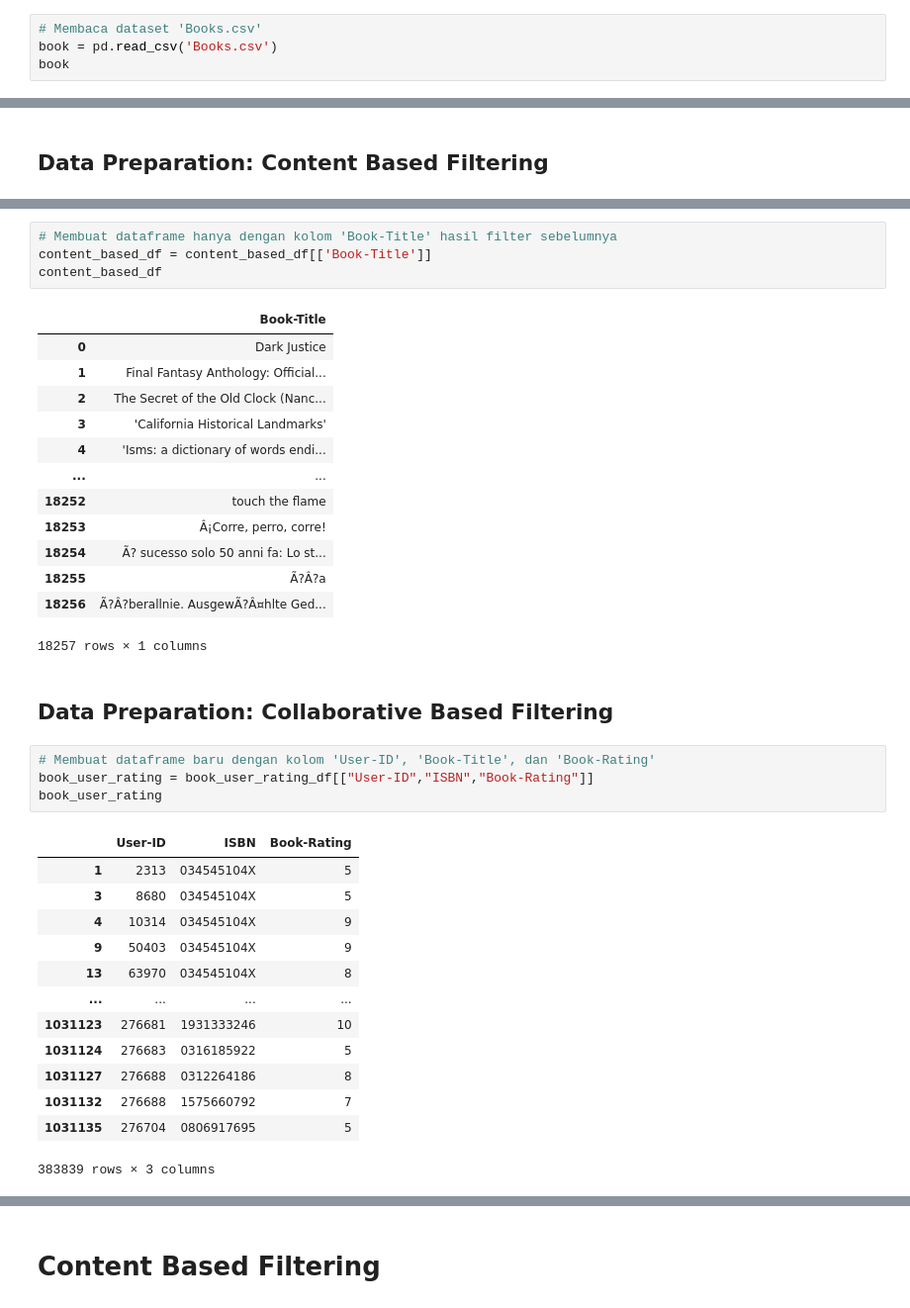
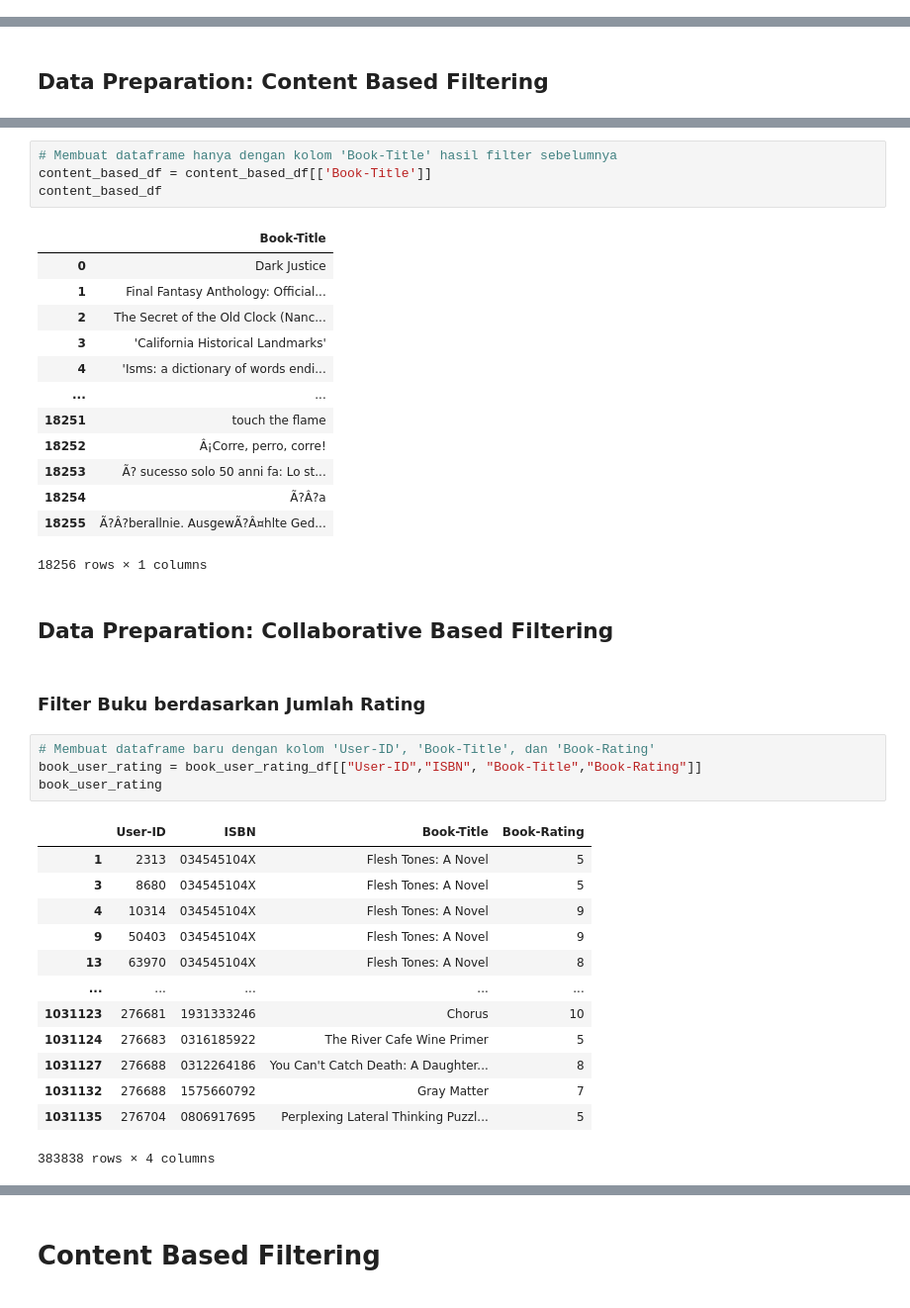
Before and after one commit to DestrianaR/Book-Recommendation-System, a Jupyter notebook: notebook.ipynb, the cells around one changed output, grey strips where cells are left out. Shown at 99% size. Drawn from its saved outputs; the diff is of its cells as text.

```diff
--- a/notebook.ipynb
+++ b/notebook.ipynb
@@ -19,4 +15,0 @@ ModuleNotFoundError: No module named 'tensorflow.keras'
-# %%
-# Membaca dataset 'Books.csv'
-book = pd.read_csv('Books.csv')
-book
@@ -294,32 +291,34 @@ content_based_df
 | 3 | 'California Historical Landmarks' |
 | 4 | 'Isms: a dictionary of words endi... |
 | ... | ... |
-| 18252 | touch the flame |
-| 18253 | Â¡Corre, perro, corre! |
-| 18254 | Ã? sucesso solo 50 anni fa: Lo st... |
-| 18255 | Ã?Â?a |
-| 18256 | Ã?Â?berallnie. AusgewÃ?Â¤hlte Ged... |
+| 18251 | touch the flame |
+| 18252 | Â¡Corre, perro, corre! |
+| 18253 | Ã? sucesso solo 50 anni fa: Lo st... |
+| 18254 | Ã?Â?a |
+| 18255 | Ã?Â?berallnie. AusgewÃ?Â¤hlte Ged... |
-18257 rows × 1 columns
+18256 rows × 1 columns
 # %% [markdown]
 ## Data Preparation: Collaborative Based Filtering
+# %% [markdown]
+### Filter Buku berdasarkan Jumlah Rating
 # %%
 # Membuat dataframe baru dengan kolom 'User-ID', 'Book-Title', dan 'Book-Rating'
-book_user_rating = book_user_rating_df[["User-ID","ISBN","Book-Rating"]]
+book_user_rating = book_user_rating_df[["User-ID","ISBN", "Book-Title","Book-Rating"]]
 book_user_rating
 # %% [output]
-|  | User-ID | ISBN | Book-Rating |
-| 1 | 2313 | 034545104X | 5 |
-| 3 | 8680 | 034545104X | 5 |
-| 4 | 10314 | 034545104X | 9 |
-| 9 | 50403 | 034545104X | 9 |
-| 13 | 63970 | 034545104X | 8 |
-| ... | ... | ... | ... |
-| 1031123 | 276681 | 1931333246 | 10 |
-| 1031124 | 276683 | 0316185922 | 5 |
-| 1031127 | 276688 | 0312264186 | 8 |
-| 1031132 | 276688 | 1575660792 | 7 |
-| 1031135 | 276704 | 0806917695 | 5 |
+|  | User-ID | ISBN | Book-Title | Book-Rating |
+| 1 | 2313 | 034545104X | Flesh Tones: A Novel | 5 |
+| 3 | 8680 | 034545104X | Flesh Tones: A Novel | 5 |
+| 4 | 10314 | 034545104X | Flesh Tones: A Novel | 9 |
+| 9 | 50403 | 034545104X | Flesh Tones: A Novel | 9 |
+| 13 | 63970 | 034545104X | Flesh Tones: A Novel | 8 |
+| ... | ... | ... | ... | ... |
+| 1031123 | 276681 | 1931333246 | Chorus | 10 |
+| 1031124 | 276683 | 0316185922 | The River Cafe Wine Primer | 5 |
+| 1031127 | 276688 | 0312264186 | You Can't Catch Death: A Daughter... | 8 |
+| 1031132 | 276688 | 1575660792 | Gray Matter | 7 |
+| 1031135 | 276704 | 0806917695 | Perplexing Lateral Thinking Puzzl... | 5 |
-383839 rows × 3 columns
+383838 rows × 4 columns
 # %%
 # Menghitung total jumlah peringkat setiap buku berdasarkan judulnya dan mengubah nama kolom menjadi 'Total-Rating-Count'
 book_rating_count = book_user_rating.groupby(by=["ISBN"])["Book-Rating"].count().reset_index().rename(columns = {'Book-Rating': 'Total-Rating-Count'})[["ISBN", "Total-Rating-Count"]]
```
Also changed, not shown: parts of 51 cells of this notebook.
